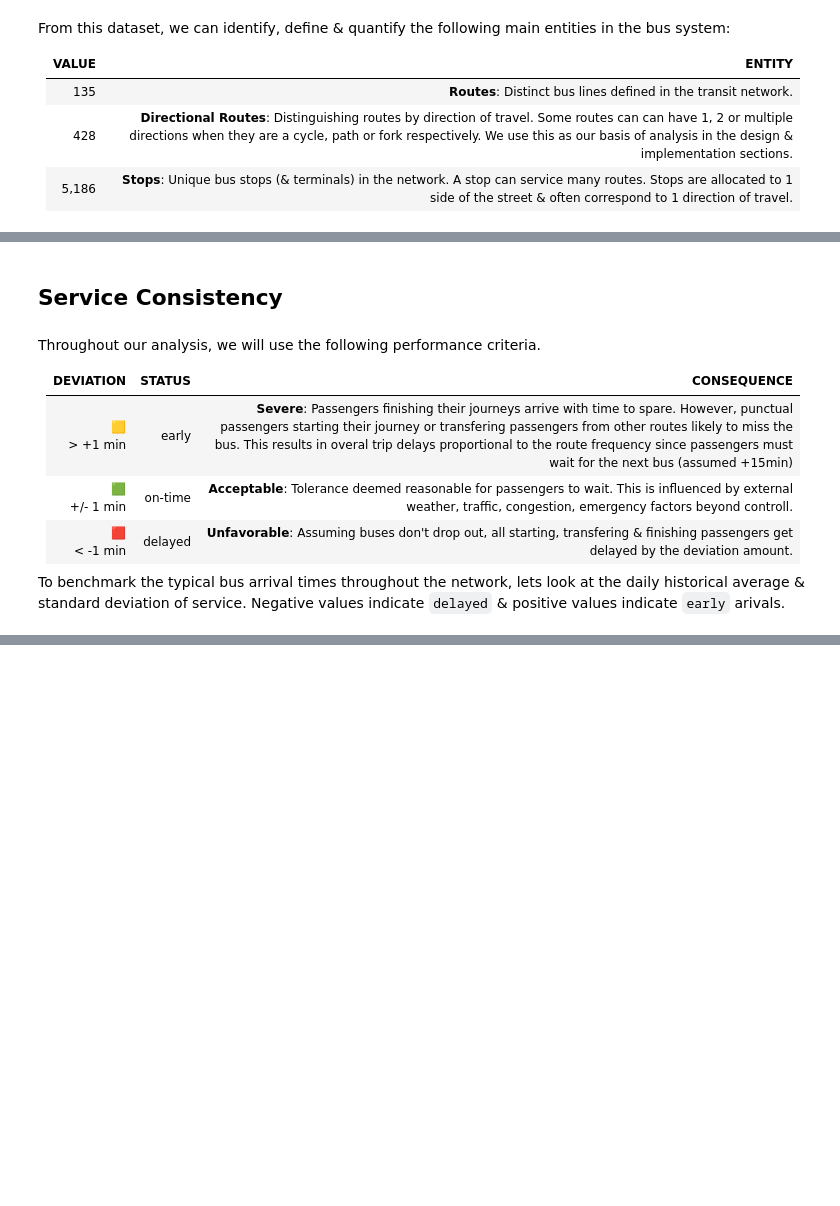
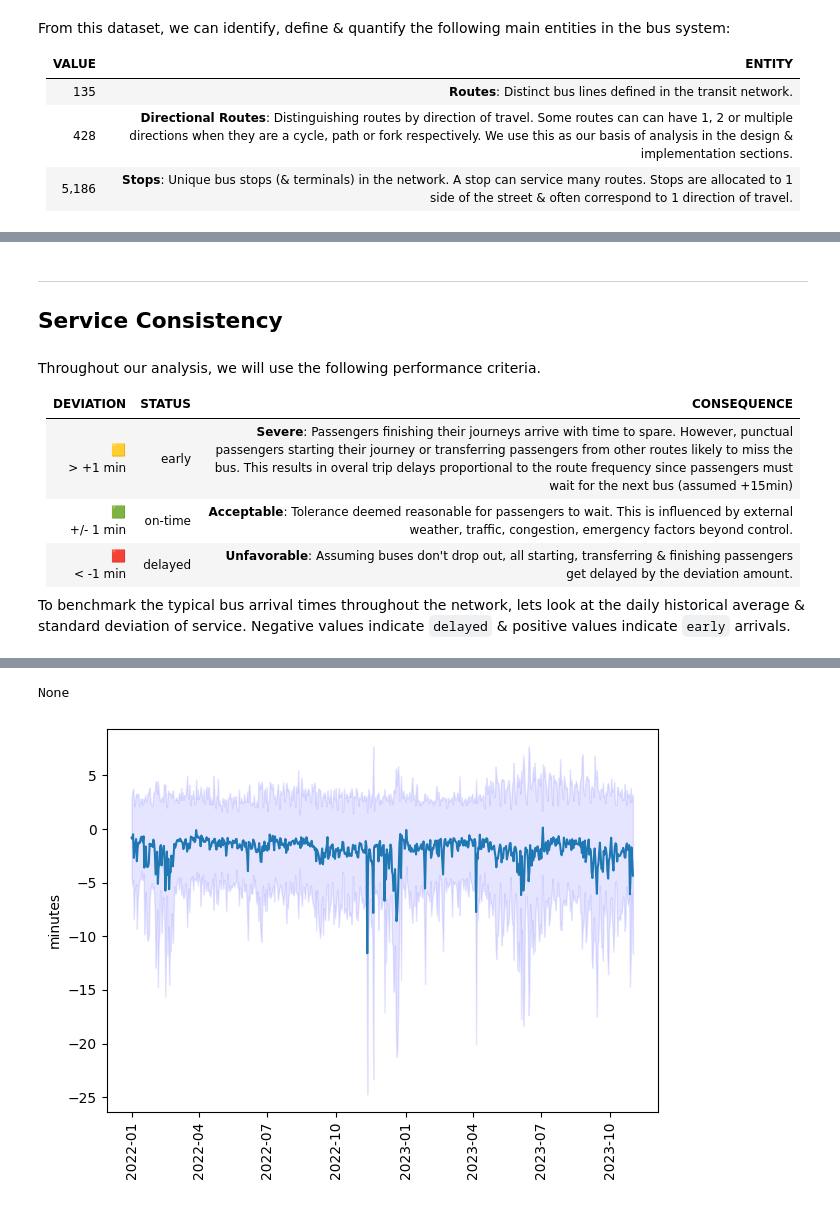
Before and after one commit to eangius/Transit, a Jupyter notebook: notebooks/part1_insights.ipynb, the cells around one changed output, grey strips where cells are left out. Cells and saved outputs as stored; diff of their text form; code cells hidden in the pictures; blank space fills up the shorter version.

```diff
--- a/notebooks/part1_insights.ipynb
+++ b/notebooks/part1_insights.ipynb
@@ -29,7 +30,7 @@ download_transit_history(year="2022")
 %%capture
 
 # Sample & cleanup data.
-df = load_transit_history(frac=0.10, year="2023", month="05")  # only 1 month for show.
+df = load_transit_history(frac=0.10)
 df.drop([
     'Row ID',       # redundant since reindex
     'Route Name',   # redundant from 'Route Number'
@@ -109,22 +112,23 @@ It color codes individual bus stops by route & overlays roads within the city bo
 
 <img src="../images/routes.png" width="100%">
 # %% [markdown]
+----
 ## Service Consistency
 # %% [markdown]
 Throughout our analysis, we will use the following performance criteria.
 
 |DEVIATION|STATUS|CONSEQUENCE|
 |:----|:----|:----|
-|🟨 <br> > +1 min |early| **Severe**: Passengers finishing their journeys arrive with time to spare. However, punctual passengers starting their journey or transfering passengers from other routes likely to miss the bus. This results in overal trip delays proportional to the route frequency since passengers must wait for the next bus (assumed +15min) |
-| 🟩 <br> +/- 1 min | on-time | **Acceptable**: Tolerance deemed reasonable for passengers to wait. This is influenced by external weather, traffic, congestion, emergency factors beyond controll. |
-|🟥 <br> < -1 min| delayed| **Unfavorable**: Assuming buses don't drop out, all starting, transfering & finishing passengers get delayed by the deviation amount. |
+|🟨 <br> > +1 min |early| **Severe**: Passengers finishing their journeys arrive with time to spare. However, punctual passengers starting their journey or transferring passengers from other routes likely to miss the bus. This results in overal trip delays proportional to the route frequency since passengers must wait for the next bus (assumed +15min) |
+| 🟩 <br> +/- 1 min | on-time | **Acceptable**: Tolerance deemed reasonable for passengers to wait. This is influenced by external weather, traffic, congestion, emergency factors beyond control. |
+|🟥 <br> < -1 min| delayed| **Unfavorable**: Assuming buses don't drop out, all starting, transferring & finishing passengers get delayed by the deviation amount. |
 
 
-To benchmark the typical bus arrival times throughout the network, lets look at the daily historical average & standard deviation of service. Negative values indicate `delayed` & positive values indicate `early` arivals.
+To benchmark the typical bus arrival times throughout the network, lets look at the daily historical average & standard deviation of service. Negative values indicate `delayed` & positive values indicate `early` arrivals.
 # %%
+# visualize if data avail else use pre-computed ones
 try:
-    #display(plot_timeseries(df))
-    raise
+    display(plot_timeseries(df))
 except:
     display(Markdown("<img src='../images/timeline_deviation.png' width='100%'>"))
 # %% [output]
@@ -132,3 +135,5 @@ except:
+None
+[figure, added]
 # %% [markdown]
 Takeaways from the time series above are:
 
```
Also changed, not shown: parts of 20 cells of this notebook, 3 other files.
